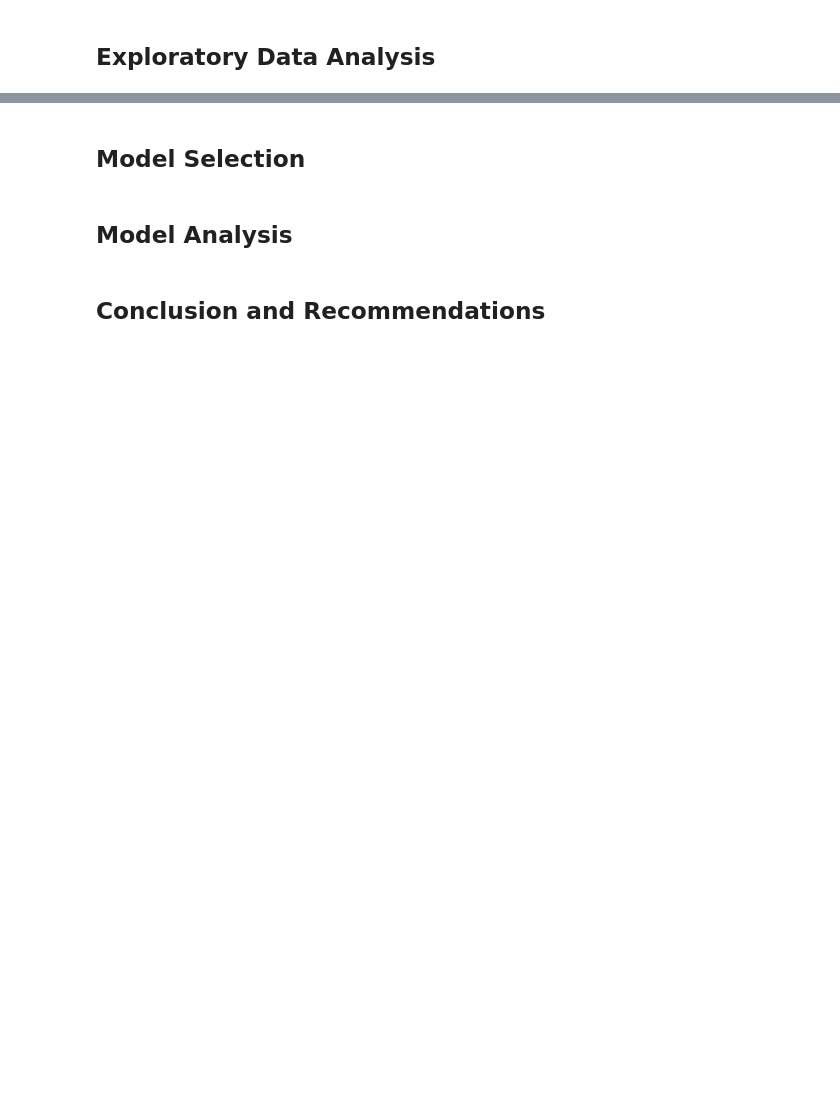
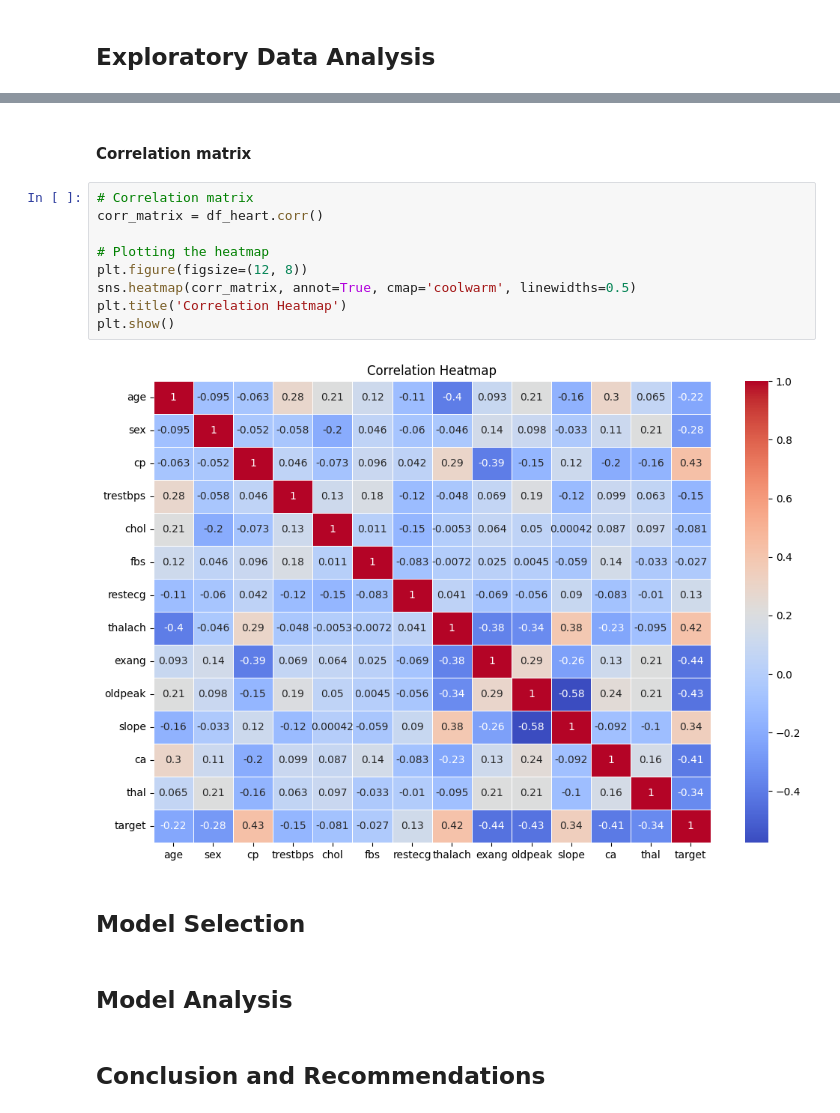
Before and after one commit to johnak/heart_disease_prediction, a Jupyter notebook: FinalProject_Group3.ipynb, the cells around one changed output, grey strips where cells are left out. Saved outputs shown, nothing was run; the diff lists cells and outputs as text; blank space fills up the shorter version.

```diff
--- a/FinalProject_Group3.ipynb
+++ b/FinalProject_Group3.ipynb
@@ -82,3 +111,16 @@ df_heart.describe()
+# %% [markdown]
+#### Correlation matrix
+# %%
+# Correlation matrix
+corr_matrix = df_heart.corr()
+
+# Plotting the heatmap
+plt.figure(figsize=(12, 8))
+sns.heatmap(corr_matrix, annot=True, cmap='coolwarm', linewidths=0.5)
+plt.title('Correlation Heatmap')
+plt.show()
+# %% [output]
+[figure, added]
 # %% [markdown]
 ## Model Selection
 # %% [markdown]
```
Also changed, not shown: parts of 9 cells of this notebook.
